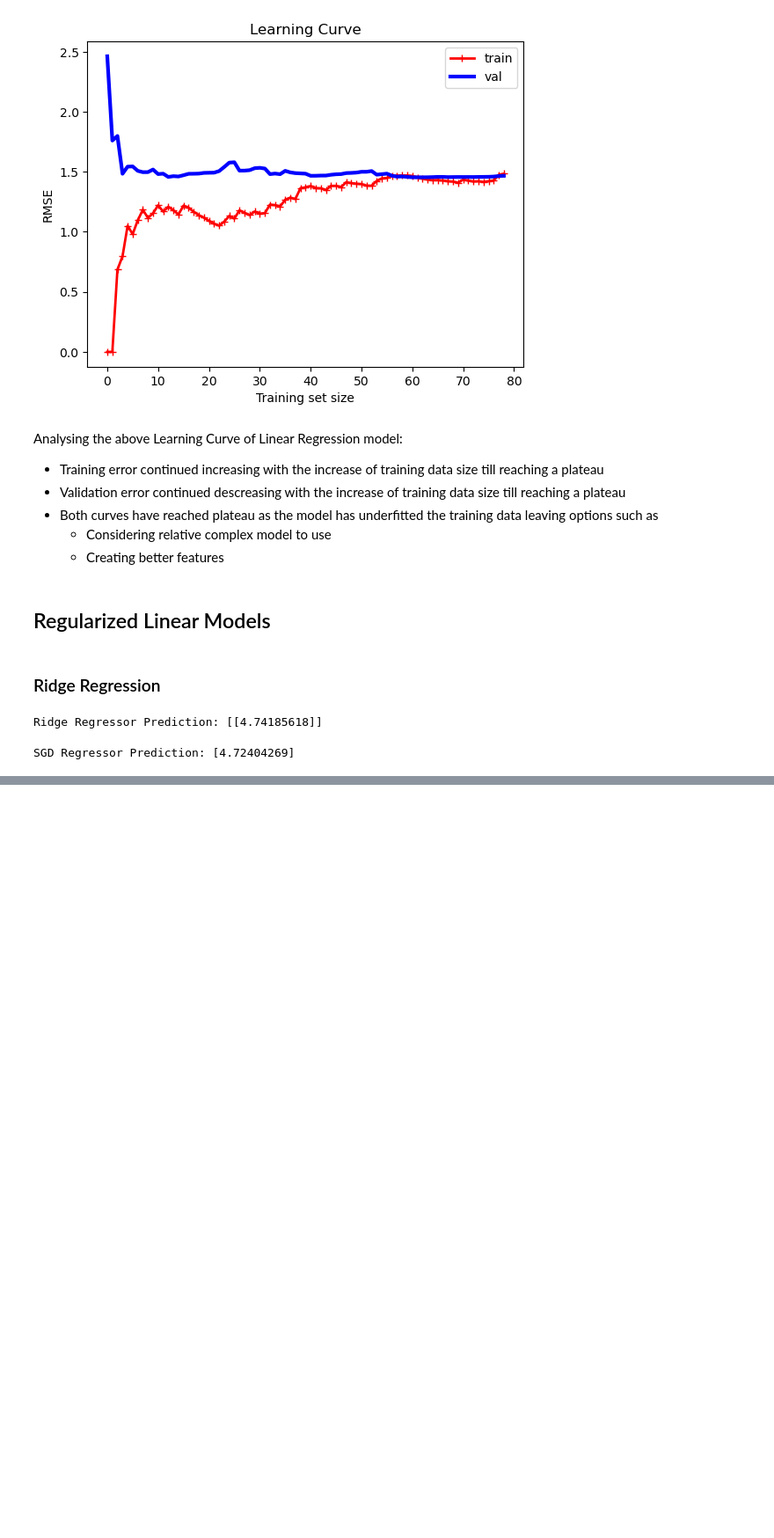
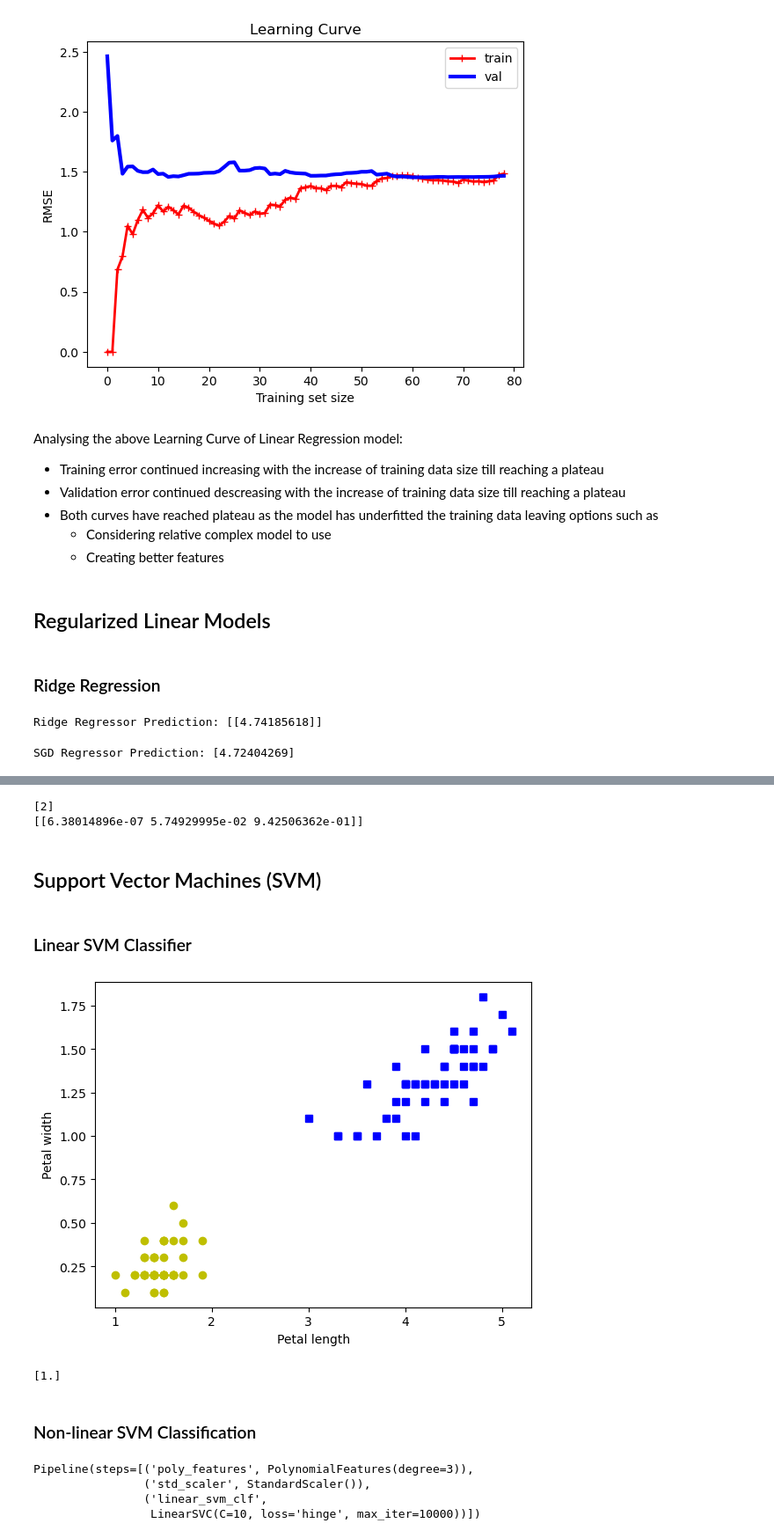
Before and after one commit to PradipKumarDas/Teaching, a Jupyter notebook: Machine_Learning_Course_18AI61/03_Training_Models.ipynb, the cells around one changed output, grey strips where cells are left out. Shown at 88% size. Saved outputs shown, nothing was run; the diff lists cells and outputs as text; code cells hidden in the pictures; blank space fills up the shorter version.

```diff
--- a/Machine_Learning_Course_18AI61/03_Training_Models.ipynb
+++ b/Machine_Learning_Course_18AI61/03_Training_Models.ipynb
@@ -293,0 +466,51 @@ SGD Regressor Prediction: [4.72404269]
+# %%
+# Performs test on instance with petal length and width
+# with 5 cm. and 2 cm. respectively, and prints the prediction
+print(softmax_reg_model.predict([[5, 2]]))
+
+# Prints the prediction probabilities across all three classes
+print(softmax_reg_model.predict_proba([[5, 2]]))
+# %% [output]
+[2]
+[[6.38014896e-07 5.74929995e-02 9.42506362e-01]]
+# %% [markdown]
+## Support Vector Machines (SVM)
+# %% [markdown]
+### Linear SVM Classifier
+# %%
+# Sets training set extracting only petal length and width as feature
+X = iris["data"][:, (2,3)]
+
+# And, sets target with True if array element is 2
+# (as 2 is considered as label for virginica, else sets target as False
+y = iris["target"] == 2
+
+# Sets y as float (0.0 for False and 1.0 for True)
+y = y.astype(float)
+# %%
+plt.plot(X[:,0][y==1.0], X[:,1][y==1.0], "bs")
+plt.plot(X[:,0][y==0.0], X[:,1][y==0.0], "yo")
+plt.xlabel("Petal length")
+plt.ylabel("Petal width")
+plt.show()
+# %% [output]
+[figure, added]
+# %%
+# Creates pipeline to scale data and to train the model
+
+linear_svm_pipeline = Pipeline([
+    ("scaler", StandardScaler()),
+    ("linear_svc", LinearSVC(C=1, loss="hinge"))
+    # or SVC(C=1, kernel="linear")
+    # or SGDClassifier(loss="hinge", alpha=1/(m*C)) for online and/or out-of-core training
+])
+
+# Fits the pipeline
+linear_svm_pipeline.fit(X, y)
+
+# Performs prediction
+print(linear_svm_pipeline.predict([[5.5, 1.7]]))
+# %% [output]
+[1.]
+# %% [markdown]
+### Non-linear SVM Classification
@@ -293,0 +521,15 @@ SGD Regressor Prediction: [4.72404269]
+# %%
+# Creates pipeline to create polynomial feature, scale data and then to train the model
+poly_svm_clf = Pipeline([
+    ("poly_features", PolynomialFeatures(degree=3)),
+    ("std_scaler", StandardScaler()),
+    ("linear_svm_clf", LinearSVC(C=10, max_iter=10_000, loss="hinge"))
+])
+
+# Fits the pipeline
+poly_svm_clf.fit(X, y)
+# %% [output]
+Pipeline(steps=[('poly_features', PolynomialFeatures(degree=3)),
+                ('std_scaler', StandardScaler()),
+                ('linear_svm_clf',
+                 LinearSVC(C=10, loss='hinge', max_iter=10000))])
```
Also changed, not shown: parts of 29 cells of this notebook.
